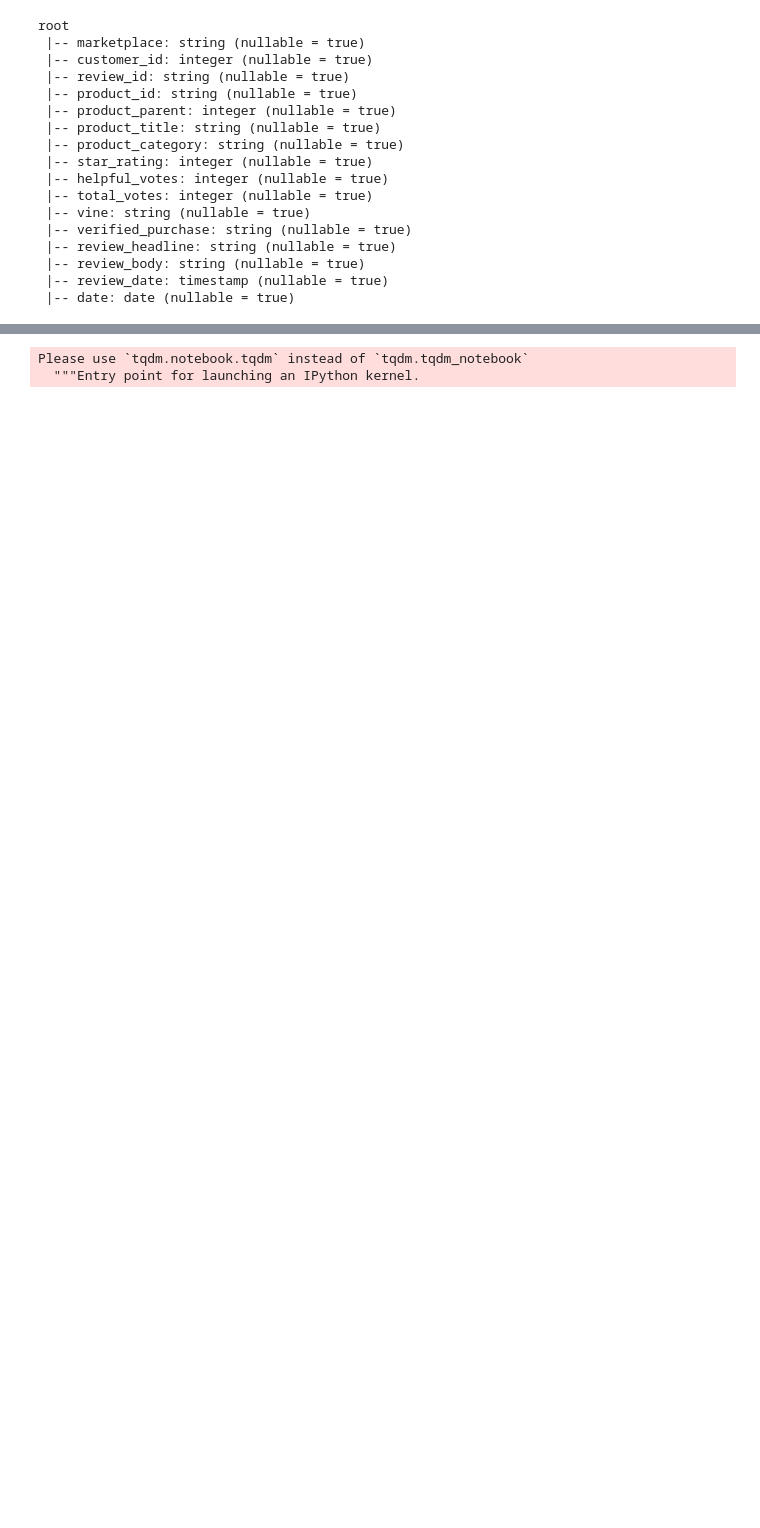
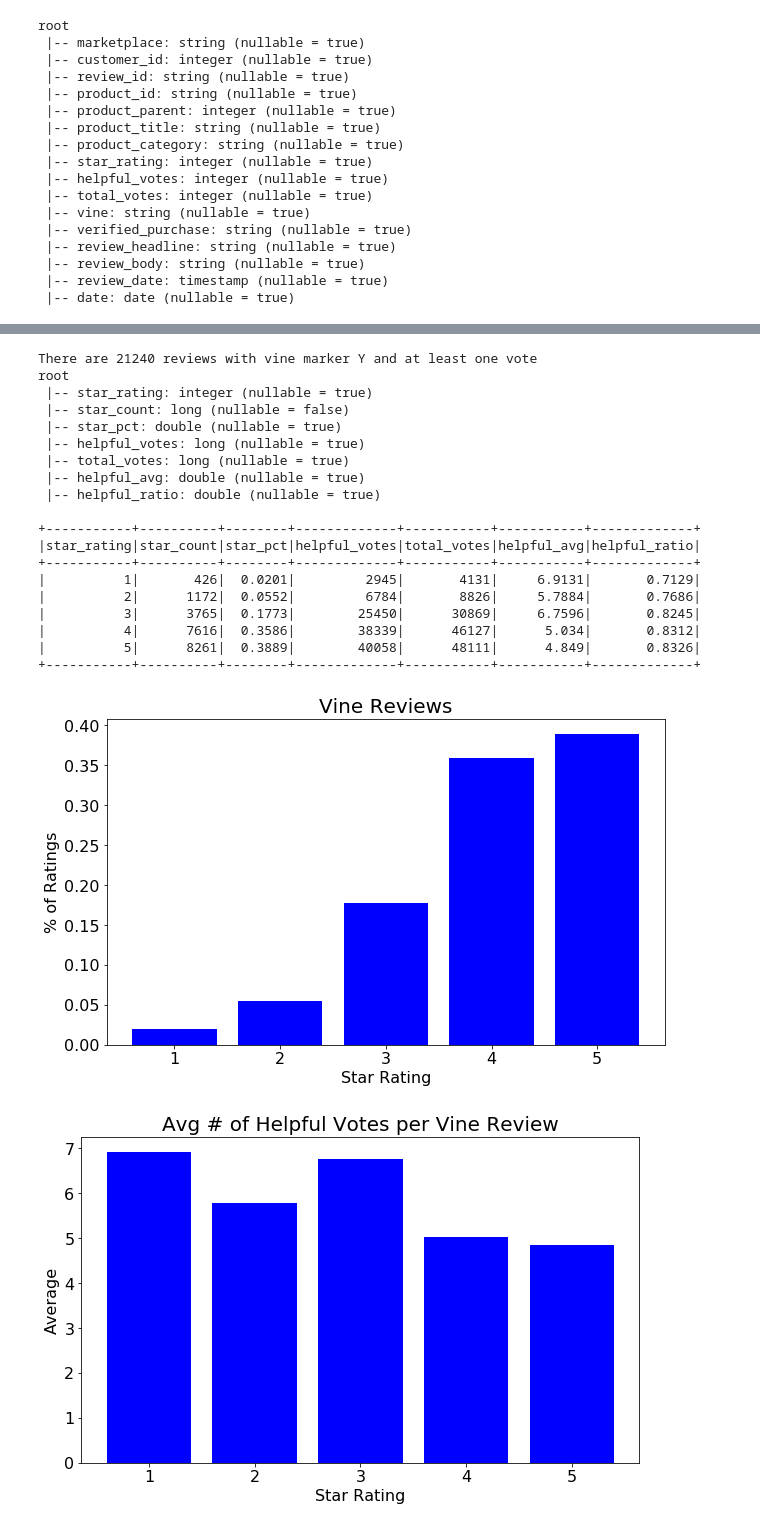
Before and after one commit to woodfin8/big-data-challenge, a Jupyter notebook: Level-1/big_data_toys.ipynb, the cells around one changed output, grey strips where cells are left out. Cells and saved outputs as stored; diff of their text form; code cells hidden in the pictures; blank space fills up the shorter version.

Commit message:
toy review analysis added

```diff
--- a/Level-1/big_data_toys.ipynb
+++ b/Level-1/big_data_toys.ipynb
@@ -17,11 +24,9 @@ spark = SparkSession.builder.appName('pyspark_app') \
 # %%
-#path for video games
-url = "https://s3.amazonaws.com/amazon-reviews-pds/tsv/amazon_reviews_us_Video_Games_v1_00.tsv.gz"
 #path for toys
-# url2 = "https://s3.amazonaws.com/amazon-reviews-pds/tsv/amazon_reviews_us_Toys_v1_00.tsv.gz"
+url2 = "https://s3.amazonaws.com/amazon-reviews-pds/tsv/amazon_reviews_us_Toys_v1_00.tsv.gz"
 # %%
 #add url file
-spark.sparkContext.addFile(url)
+spark.sparkContext.addFile(url2)
 # %%
 df = spark.read.option("header", "true").csv(SparkFiles.get
-                                             ("amazon_reviews_us_Video_Games_v1_00.tsv.gz"), inferSchema=True, sep='\t')
+                                             ("amazon_reviews_us_Toys_v1_00.tsv.gz"), inferSchema=True, sep='\t')
@@ -152,6 +160,4 @@ review_df.write.jdbc(url=jdbc_url, table='review_id_table', mode=mode, propertie
 # %%
-custy_df.write.jdbc(url=jdbc_url, table='customers', mode=mode, properties=config)
+#write products
+prod_df.write.jdbc(url=jdbc_url, table='toy_products', mode=mode, properties=config)
-# %% [output]
-Please use `tqdm.notebook.tqdm` instead of `tqdm.tqdm_notebook`
-  """Entry point for launching an IPython kernel.
 # %%
@@ -160,0 +236,24 @@ vine_df.write.jdbc(url=jdbc_url, table='vine_table', mode=mode, properties=confi
+# %%
+vine_program("Y")
+# %% [output]
+There are 21240 reviews with vine marker Y and at least one vote
+root
+ |-- star_rating: integer (nullable = true)
+ |-- star_count: long (nullable = false)
+ |-- star_pct: double (nullable = true)
+ |-- helpful_votes: long (nullable = true)
+ |-- total_votes: long (nullable = true)
+ |-- helpful_avg: double (nullable = true)
+ |-- helpful_ratio: double (nullable = true)
+
++-----------+----------+--------+-------------+-----------+-----------+-------------+
+|star_rating|star_count|star_pct|helpful_votes|total_votes|helpful_avg|helpful_ratio|
++-----------+----------+--------+-------------+-----------+-----------+-------------+
+|          1|       426|  0.0201|         2945|       4131|     6.9131|       0.7129|
+|          2|      1172|  0.0552|         6784|       8826|     5.7884|       0.7686|
+|          3|      3765|  0.1773|        25450|      30869|     6.7596|       0.8245|
+|          4|      7616|  0.3586|        38339|      46127|      5.034|       0.8312|
+|          5|      8261|  0.3889|        40058|      48111|      4.849|       0.8326|
++-----------+----------+--------+-------------+-----------+-----------+-------------+
+[figure, added]
+[figure, added]
```
Also changed, not shown: parts of 35 cells of this notebook, 8 other files.
